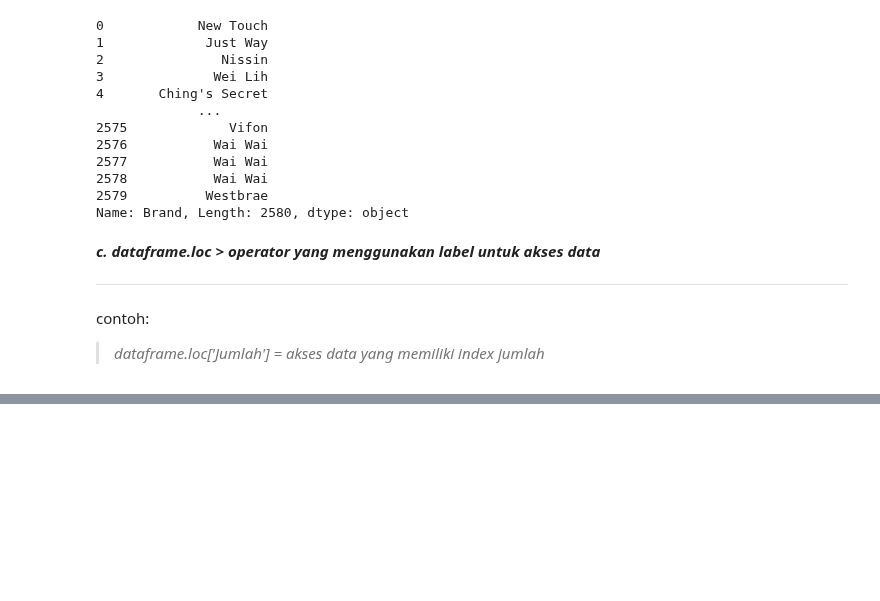
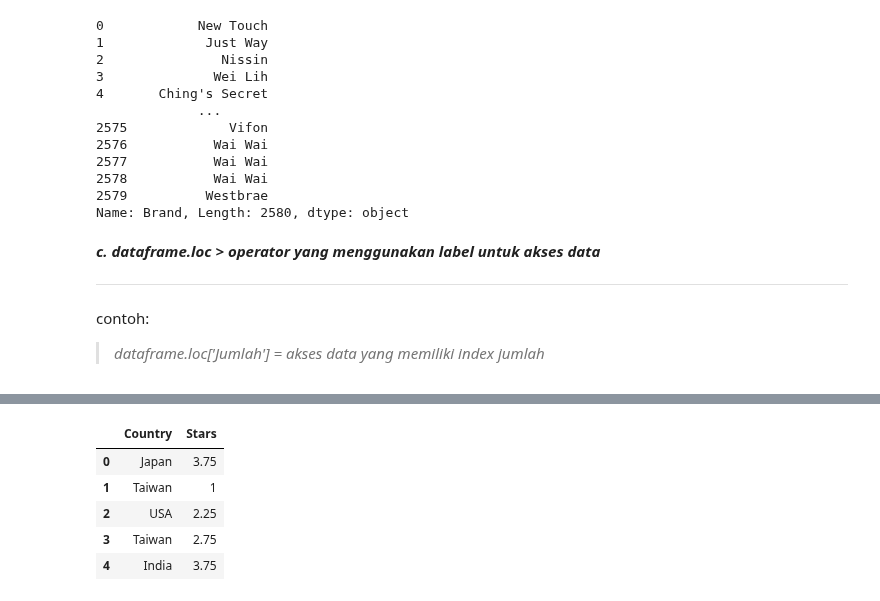
Before and after one commit to despygurl/python-sanbercode, a Jupyter notebook: Sanbercode_Week_3.ipynb, the cells around one changed output, grey strips where cells are left out. Drawn from its saved outputs; the diff is of its cells as text; code cells hidden in the pictures; blank space fills up the shorter version.

```diff
--- a/Sanbercode_Week_3.ipynb
+++ b/Sanbercode_Week_3.ipynb
@@ -357,0 +374,10 @@ contoh:
+# %%
+# Indexing using .iloc
+df_ramen.iloc[:, [4,5]].head()
+# %% [output]
+|  | Country | Stars |
+| 0 | Japan | 3.75 |
+| 1 | Taiwan | 1 |
+| 2 | USA | 2.25 |
+| 3 | Taiwan | 2.75 |
+| 4 | India | 3.75 |
```
Also changed, not shown: parts of 3 cells of this notebook.
